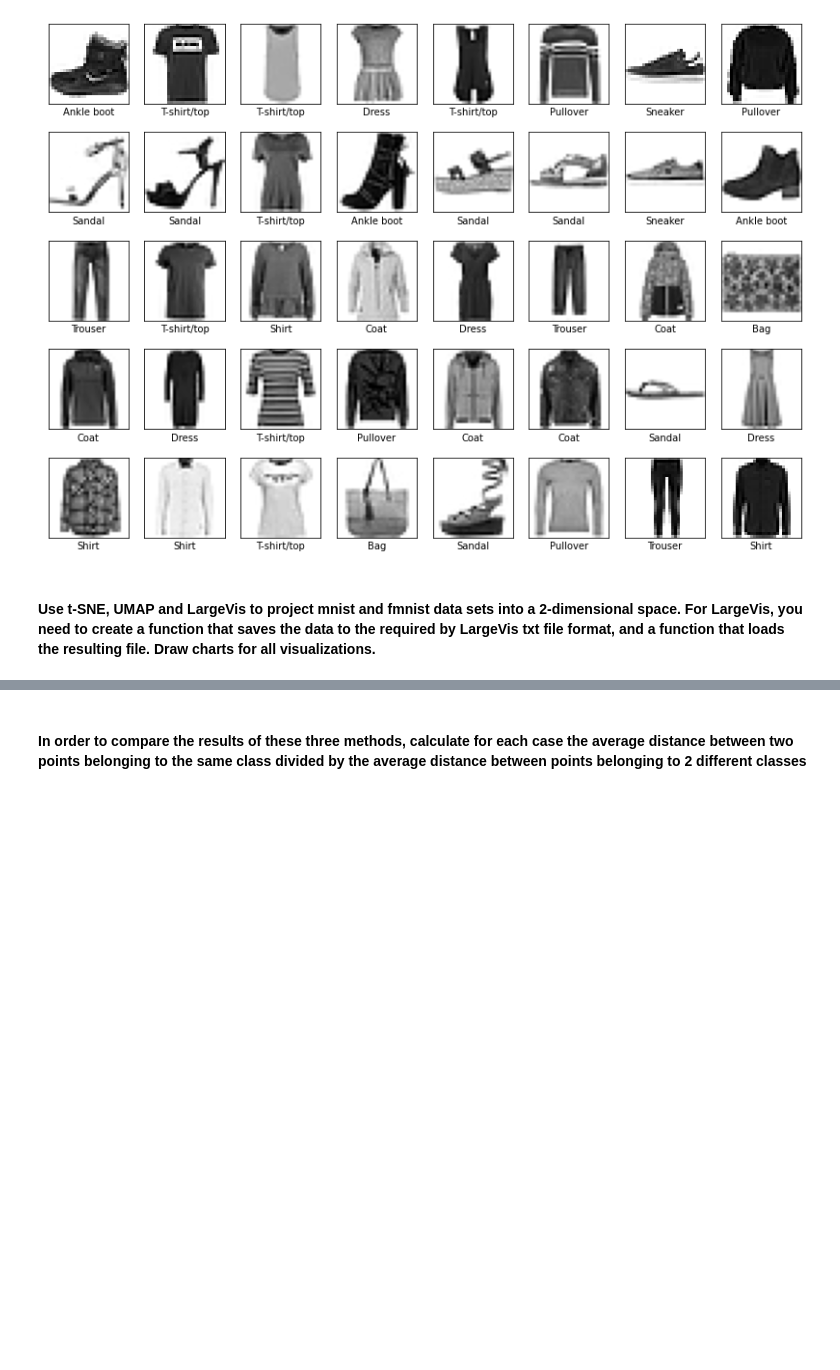
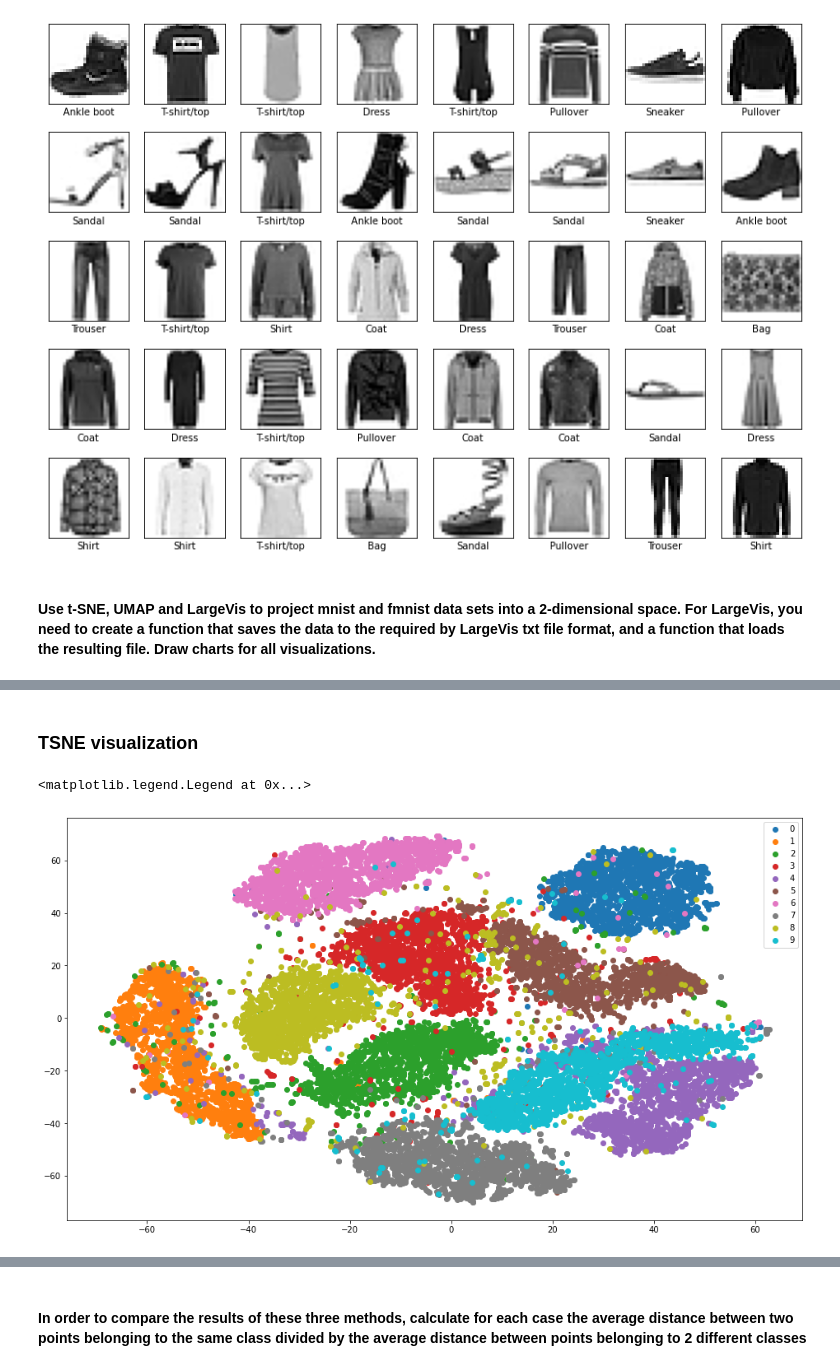
Before and after one commit to PKopel/data-embedding, a Jupyter notebook: umap_largevis.ipynb, the cells around one changed output, grey strips where cells are left out. Drawn from its saved outputs; the diff is of its cells as text; code cells hidden in the pictures; blank space fills up the shorter version.

```diff
--- a/umap_largevis.ipynb
+++ b/umap_largevis.ipynb
@@ -201,0 +62,21 @@ y_coord = points_transformed[:, 1]
+# %% [markdown]
+### TSNE visualization
+# %%
+mnist_data = mnist['data'].to_numpy().reshape(-1, 784)
+fmnist_data = fmnist['data'].to_numpy().reshape(-1, 784)
+# %%
+tsne_mnist = TSNE(n_components=2, perplexity=45)
+X_mnist = tsne_mnist.fit_transform(mnist_data)
+# %%
+X_mnist_df = pd.concat([pd.DataFrame(X_mnist, columns=['dim 1', 'dim 2']), mnist['target'][:20000]], axis=1)
+# %%
+fig = plt.figure(figsize=(16, 9))
+
+X_mnist_df['class'] = X_mnist_df['class'].apply(lambda x: int(x))
+for target in range(10):
+    data = X_mnist_df['class'] == target
+    plt.scatter(X_mnist_df.loc[data, 'dim 1'], X_mnist_df.loc[data, 'dim 2'], label=target)
+plt.legend()
+# %% [output]
+<matplotlib.legend.Legend at 0x...>
+[figure, added]
```
Also changed, not shown: parts of 28 cells of this notebook, 2 other files.
